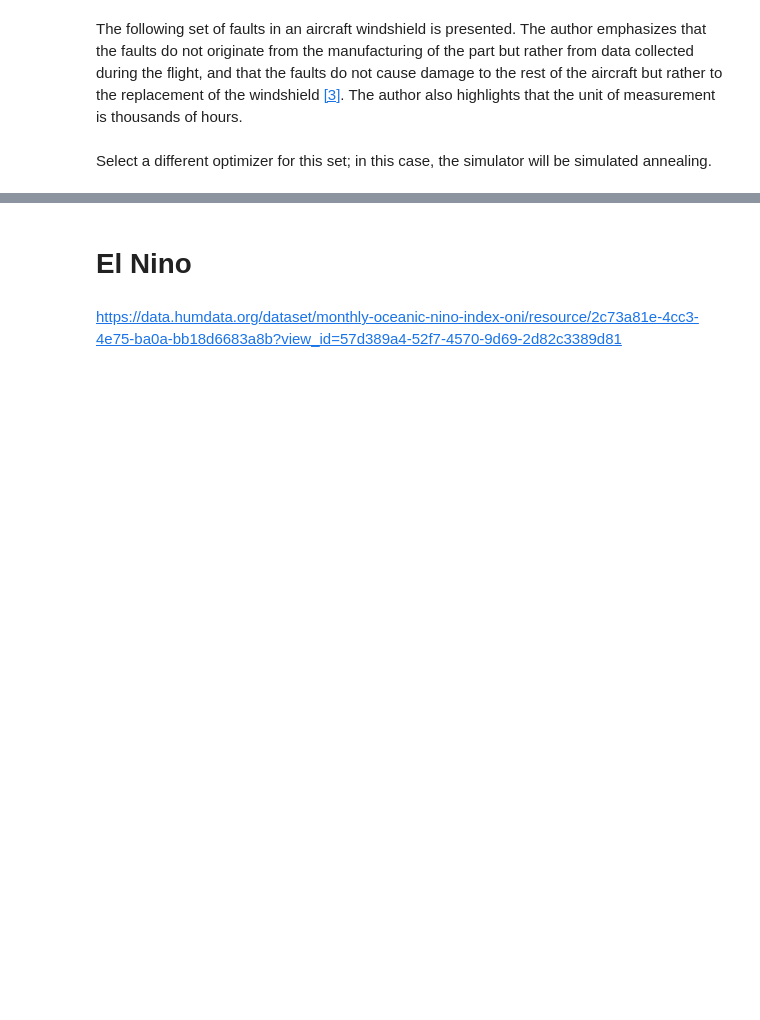
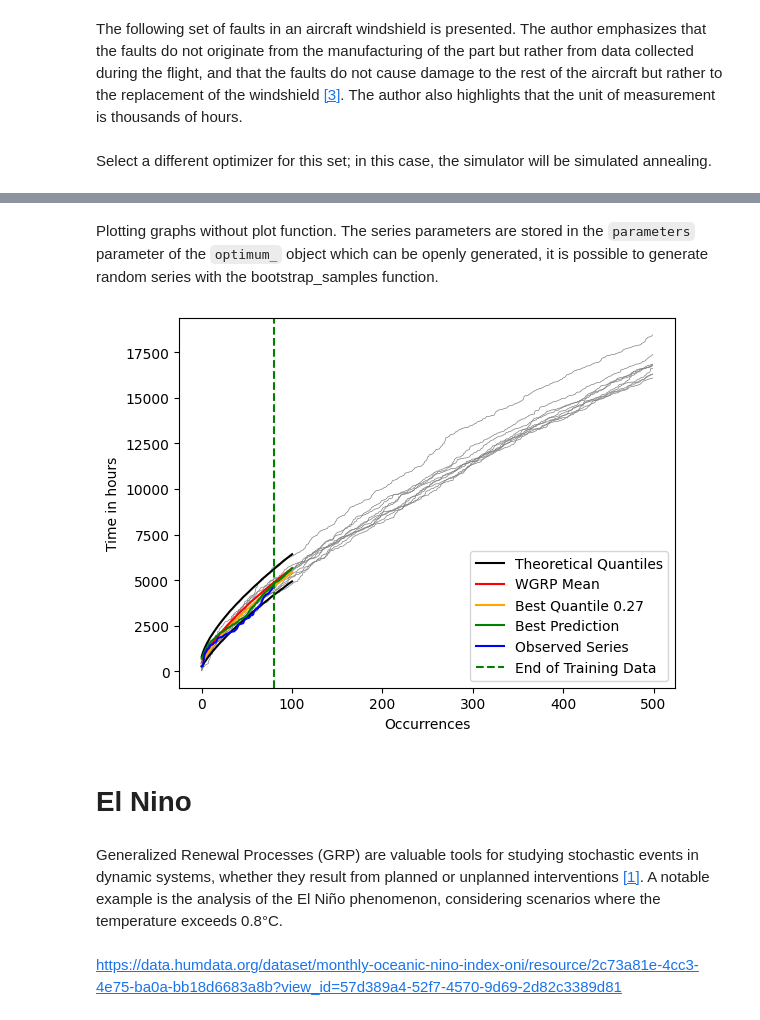
Before and after one commit to danttis/wgrp, a Jupyter notebook: Example_of_use.ipynb, the cells around one changed output, grey strips where cells are left out. Drawn from its saved outputs; the diff is of its cells as text; code cells hidden in the pictures; blank space fills up the shorter version.

```diff
--- a/Example_of_use.ipynb
+++ b/Example_of_use.ipynb
@@ -135,0 +141,2 @@ wgrp2.plot(n_random_series=10)
+# %% [markdown]
+Plotting graphs without plot function. The series parameters are stored in the `parameters` parameter of the `optimum_` object which can be openly generated, it is possible to generate random series with the bootstrap_samples function.
@@ -136,5 +164,55 @@ wgrp2.plot(n_random_series=10)
+# %%
+import matplotlib.pyplot as plt
+
+# Accumulate real series values
+real_series = accumulate_values(wgrp2.TBEs_)
+
+# Get the best predicted quantile
+best_quantile = wgrp2.predictions['best_quantile']
+
+# Create the figure and axes for the plot
+fig, ax = plt.subplots()
+
+# Plot each random series in gray with thin lines
+for i in range(random_series.shape[0]):
+    ax.plot(accumulate_values(random_series[i, :]), color='gray', linewidth=0.5)
+
+# Plot the upper theoretical quantile (97.5%)
+ax.plot(wgrp2.predictions['dataframe']['Quantile_97.5'], label='Theoretical Quantiles', color='black')
+
+# Plot the predicted mean from the WGRP model
+ax.plot(wgrp2.predictions['dataframe']['Mean'], label='WGRP Mean', color='red')
+
+# Plot the lower theoretical quantile (2.5%)
+ax.plot(wgrp2.predictions['dataframe']['Quantile_2.5'], color='black')
+
+# Plot the "best quantile" in orange
+ax.plot(wgrp2.predictions['dataframe']['newQuantile'], label=f'Best Quantile {best_quantile}', color='orange')
+
+# Plot the "best prediction" in green
+ax.plot(wgrp2.predictions['dataframe']['best_prediction'], label='Best Prediction', color='green')
+
+# Plot the real observed series in blue
+ax.plot(real_series, label='Observed Series', color='blue')
+
+# Mark the end of the training data with a dashed vertical line
+ax.axvline(x=len(real_series) - 1, color='green', linestyle='--', label='End of Training Data')
+
+# Display the legend
+ax.legend()
+
+# Set the axis labels
+ax.set_xlabel('Occurrences')
+ax.set_ylabel(f'Time in hours')
+
+# Show the plot
+plt.show()
+# %% [output]
+[figure, added]
 # %% [markdown]
 # El Nino
+# %% [markdown]
+Generalized Renewal Processes (GRP) are valuable tools for studying stochastic events in dynamic systems, whether they result from planned or unplanned interventions [[1]](https://journals.plos.org/plosone/article?id=10.1371/journal.pone.0133772). A notable example is the analysis of the El Niño phenomenon, considering scenarios where the temperature exceeds 0.8°C.
 # %% [markdown]
 https://data.humdata.org/dataset/monthly-oceanic-nino-index-oni/resource/2c73a81e-4cc3-4e75-ba0a-bb18d6683a8b?view_id=57d389a4-52f7-4570-9d69-2d82c3389d81
 # %%
```
Also changed, not shown: parts of 11 cells of this notebook, 10 other files.
